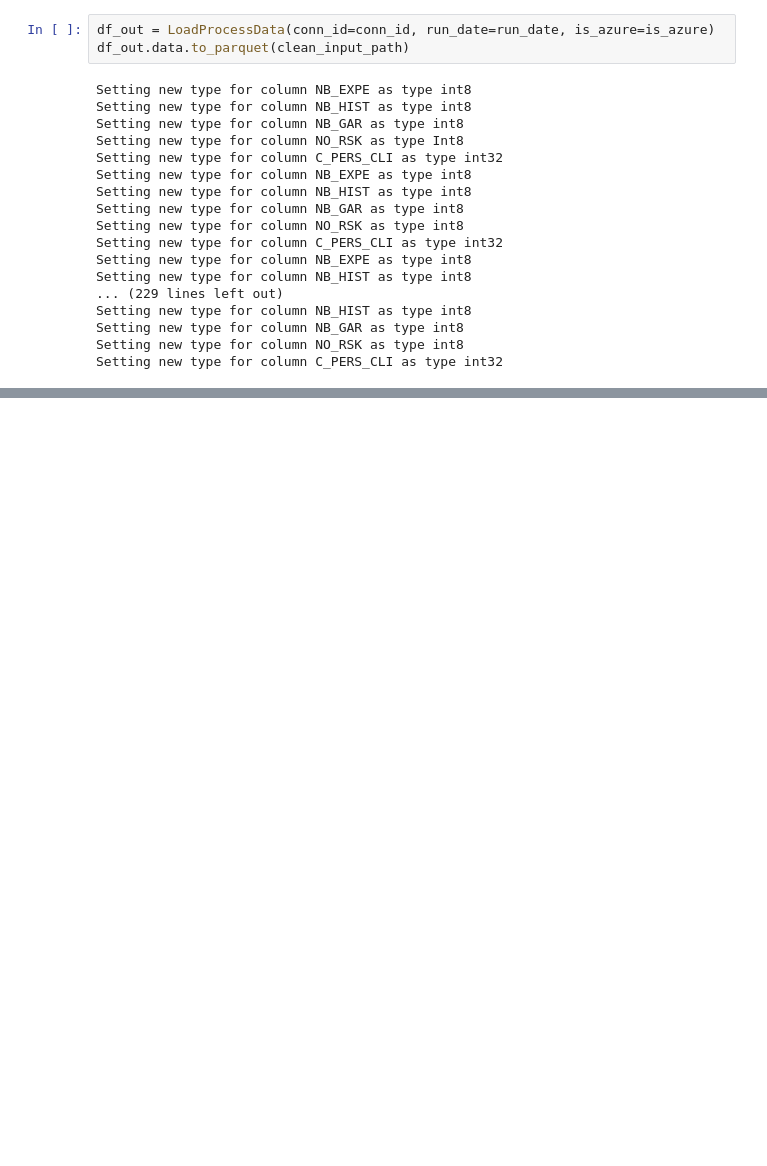
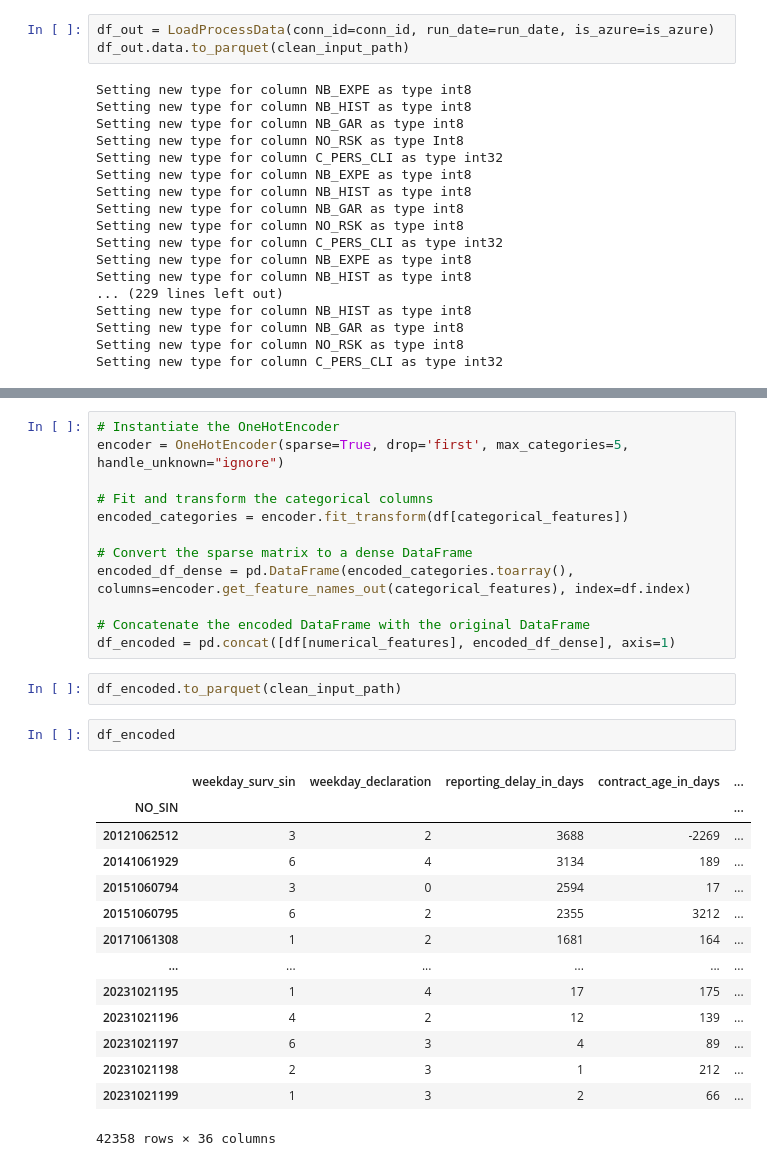
Before and after one commit to edo1691/ad_shap_stability, a Jupyter notebook: notebooks/03_00_preprocessing.ipynb, the cells around one changed output, grey strips where cells are left out. Drawn from its saved outputs; the diff is of its cells as text; blank space fills up the shorter version.

```diff
--- a/notebooks/03_00_preprocessing.ipynb
+++ b/notebooks/03_00_preprocessing.ipynb
@@ -87,0 +138,31 @@ hyper = fs_datasets_hyperparams(dataset_id)
+# %%
+# Instantiate the OneHotEncoder
+encoder = OneHotEncoder(sparse=True, drop='first', max_categories=5, handle_unknown="ignore")
+
+# Fit and transform the categorical columns
+encoded_categories = encoder.fit_transform(df[categorical_features])
+
+# Convert the sparse matrix to a dense DataFrame
+encoded_df_dense = pd.DataFrame(encoded_categories.toarray(), columns=encoder.get_feature_names_out(categorical_features), index=df.index)
+
+# Concatenate the encoded DataFrame with the original DataFrame
+df_encoded = pd.concat([df[numerical_features], encoded_df_dense], axis=1)
+# %%
+df_encoded.to_parquet(clean_input_path)
+# %%
+df_encoded
+# %% [output]
+|  | weekday_surv_sin | weekday_declaration | reporting_delay_in_days | contract_age_in_days | ... |
+| NO_SIN |  |  |  |  | ... |
+| 20121062512 | 3 | 2 | 3688 | -2269 | ... |
+| 20141061929 | 6 | 4 | 3134 | 189 | ... |
+| 20151060794 | 3 | 0 | 2594 | 17 | ... |
+| 20151060795 | 6 | 2 | 2355 | 3212 | ... |
+| 20171061308 | 1 | 2 | 1681 | 164 | ... |
+| ... | ... | ... | ... | ... | ... |
+| 20231021195 | 1 | 4 | 17 | 175 | ... |
+| 20231021196 | 4 | 2 | 12 | 139 | ... |
+| 20231021197 | 6 | 3 | 4 | 89 | ... |
+| 20231021198 | 2 | 3 | 1 | 212 | ... |
+| 20231021199 | 1 | 3 | 2 | 66 | ... |
+42358 rows × 36 columns
```
Also changed, not shown: parts of 5 cells of this notebook, 13 other files.
